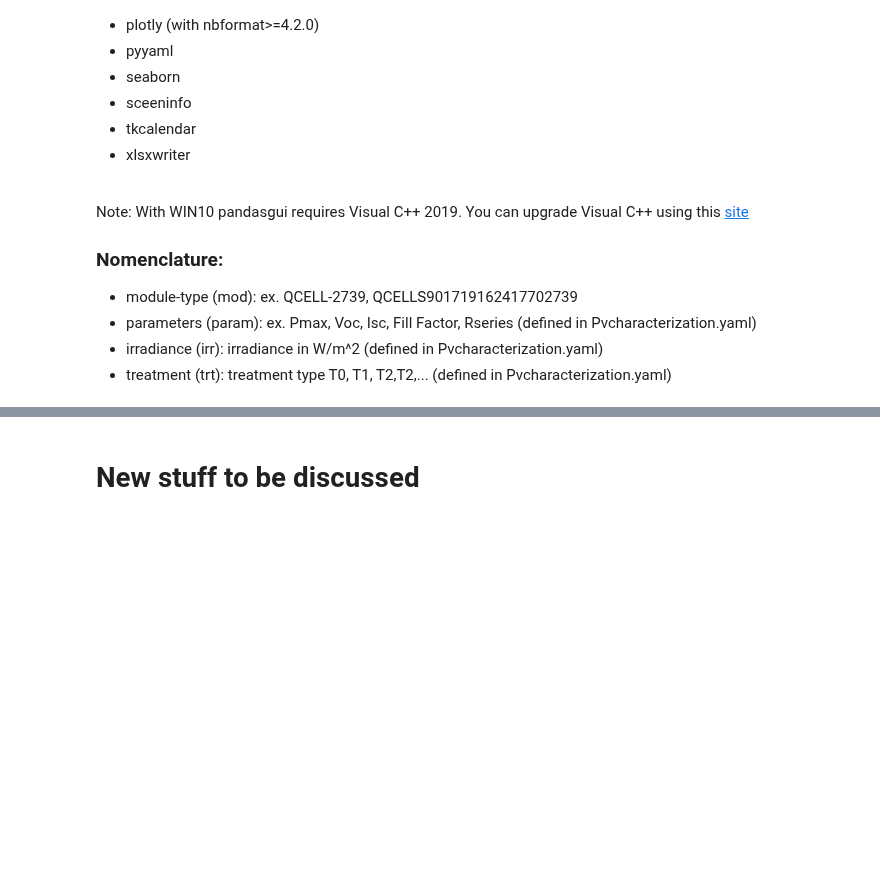
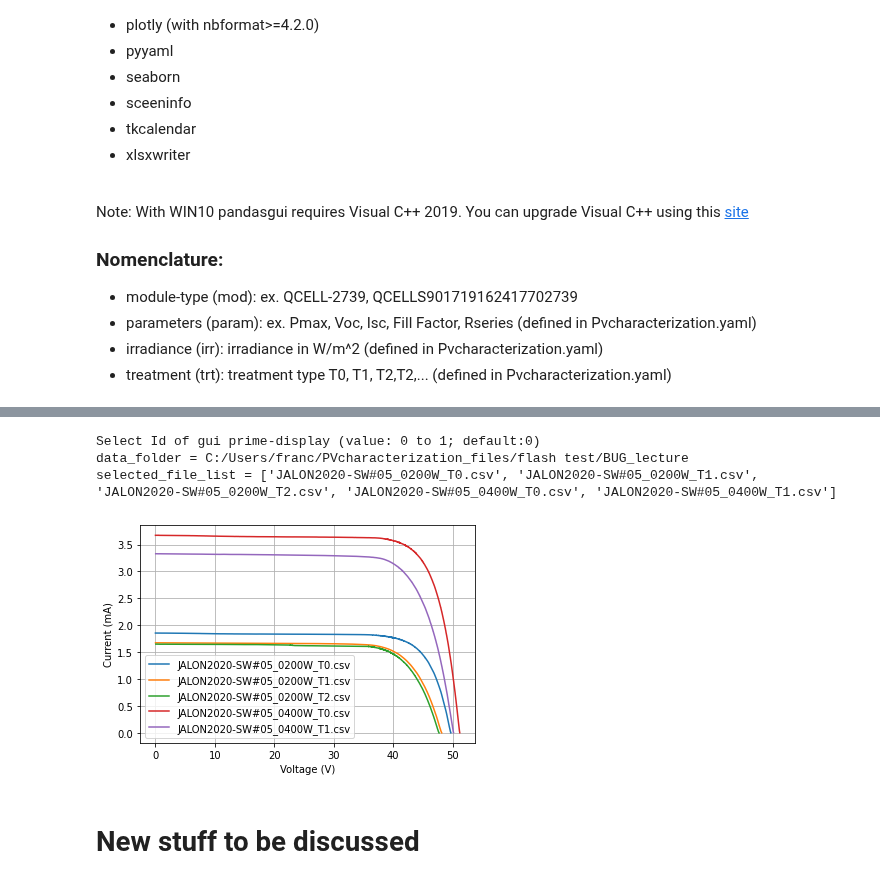
Before and after one commit to Bertin-fap/PVcharacterization, a Jupyter notebook: Module_aging.ipynb, the cells around one changed output, grey strips where cells are left out. Cells and saved outputs as stored; diff of their text form; code cells hidden in the pictures; blank space fills up the shorter version.

```diff
--- a/Module_aging.ipynb
+++ b/Module_aging.ipynb
@@ -506,6 +520,52 @@ for parameter in parameter_list:
     plt.xlabel('Number of cycles')
     plt.ylabel(f'$\Delta$ {parameter} (%)')
     plt.legend()
+# %%
+'''Creation: 2022.05.04
+    Last update: 2022.05.04
+Plot I/V curves.
+'''
+
+# Standard Library import
+import os
+import matplotlib.pyplot as plt
+from pathlib import Path
+
+# Local imports
+import PVcharacterization_Utils as pv
+
+# setting the data folder
+path_root = Path.home()
+data_folder = pv.assess_path_folders(path_root)
+print('data_folder =', data_folder)
+
+#listing the files
+file_list = os.listdir(data_folder)
+selected_file_list = pv.select_items(file_list,'selection of files',mode = 'multiple')
+print('selected_file_list =', selected_file_list)
+
+#reading  flashtest files and plotting iv curves
+for file in selected_file_list:
+    #reading flash test files
+    filepath = data_folder / Path(file)
+    data = pv.read_flashtest_file(filepath, parse_all=True)
+
+    #plotting the IV curves
+    iv_curve = data.IV0
+    plt.plot(iv_curve["Voltage"],   #[::70]
+                iv_curve["Current"],   #[::70]
+                label=f'{file}',
+                alpha=1)
+plt.xlabel("Voltage (V)")
+plt.ylabel("Current (mA)")
+plt.legend()
+plt.grid()
+plt.show()
+# %% [output]
+Select Id of gui prime-display (value: 0 to 1; default:0)
+data_folder = C:/Users/franc/PVcharacterization_files/flash test/BUG_lecture
+selected_file_list = ['JALON2020-SW#05_0200W_T0.csv', 'JALON2020-SW#05_0200W_T1.csv', 'JALON2020-SW#05_0200W_T2.csv', 'JALON2020-SW#05_0400W_T0.csv', 'JALON2020-SW#05_0400W_T1.csv']
+[figure, added]
 # %% [markdown]
 # New stuff to be discussed
 # %%
```
Also changed, not shown: parts of 3 cells of this notebook, 5 other files.
